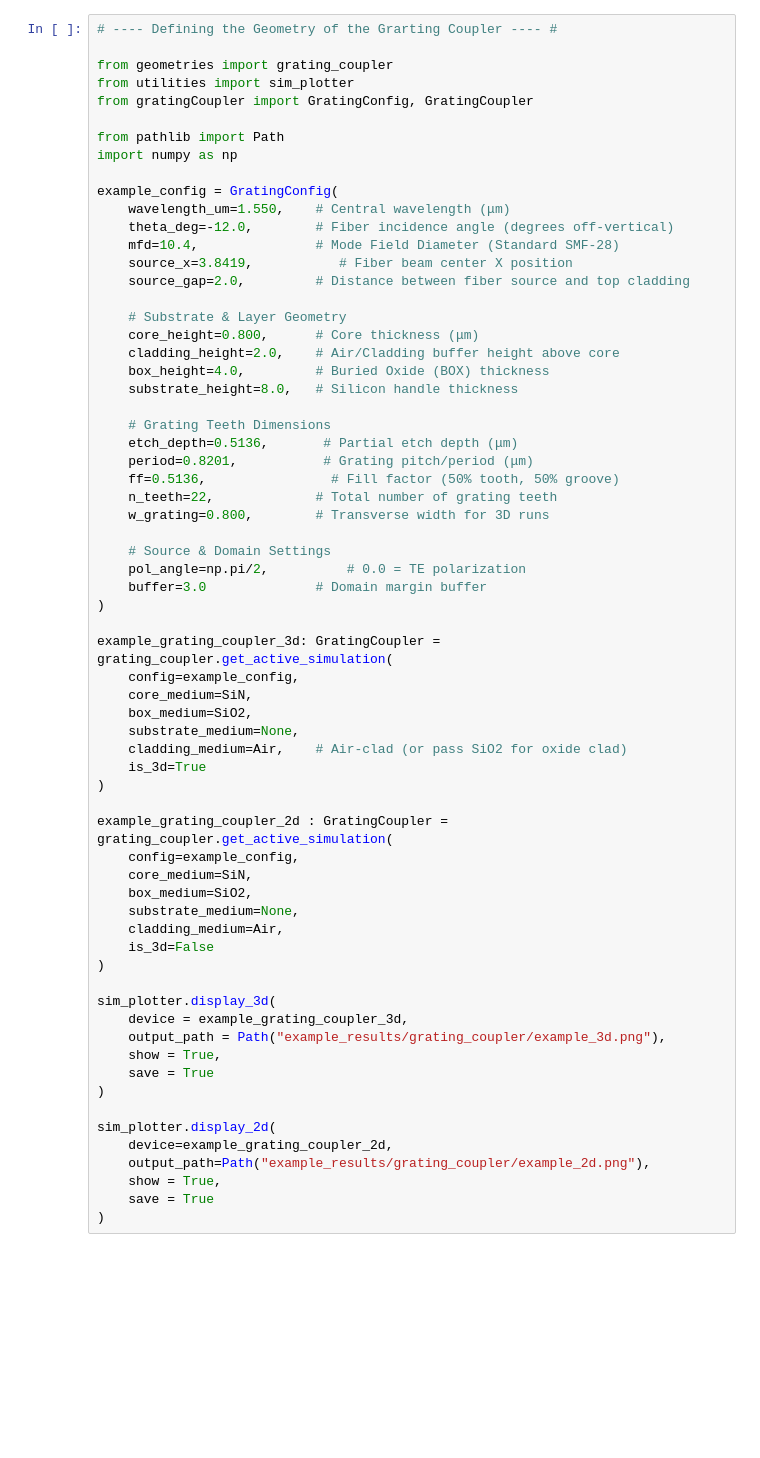
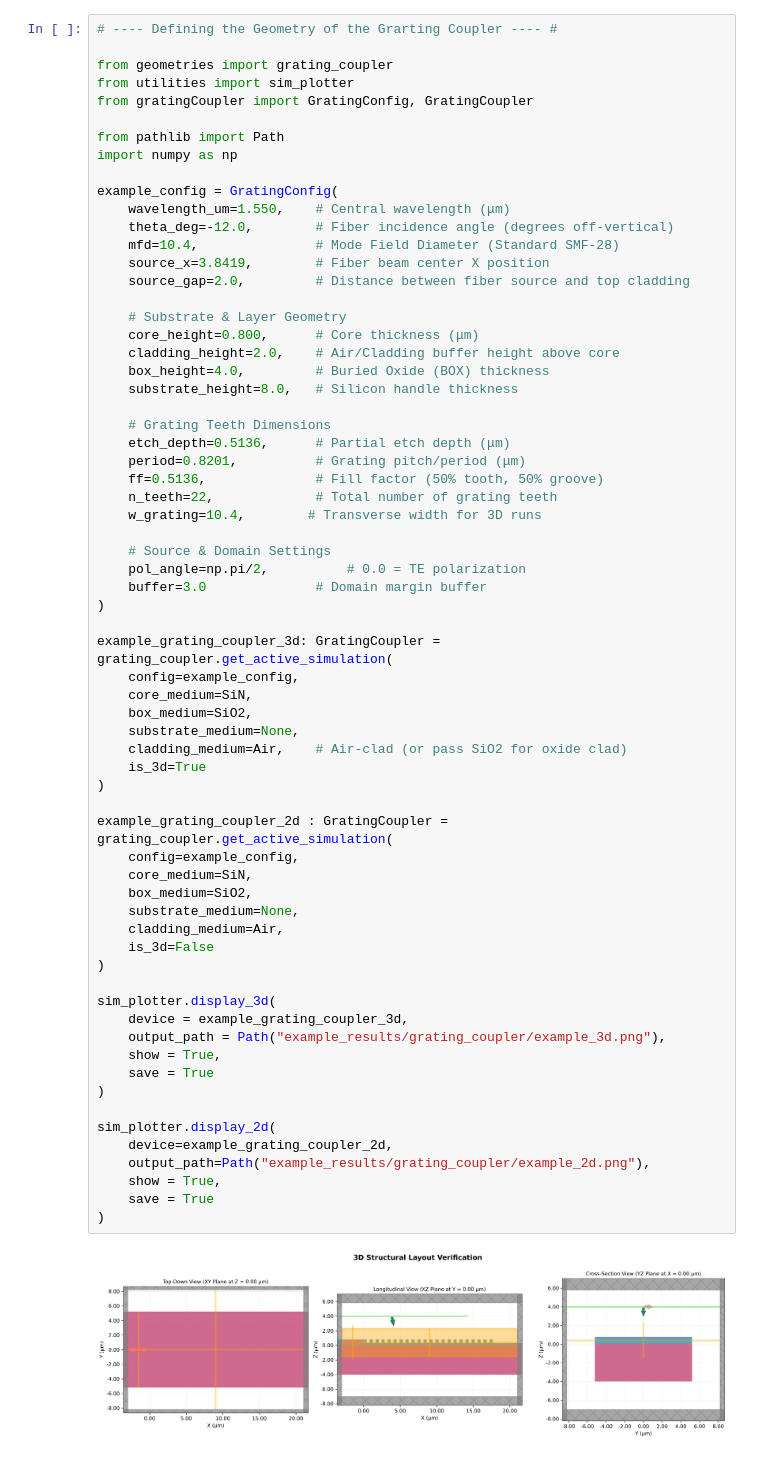
Before and after one commit to loqm/tarang, a Jupyter notebook: grating_coupler_example.ipynb, the cells around one changed output. Saved outputs shown, nothing was run; the diff lists cells and outputs as text; blank space fills up the shorter version.

```diff
--- a/grating_coupler_example.ipynb
+++ b/grating_coupler_example.ipynb
@@ -35,7 +40,7 @@ example_config = GratingConfig(
     wavelength_um=1.550,    # Central wavelength (μm)
     theta_deg=-12.0,        # Fiber incidence angle (degrees off-vertical)
     mfd=10.4,               # Mode Field Diameter (Standard SMF-28)
-    source_x=3.8419,           # Fiber beam center X position
+    source_x=3.8419,        # Fiber beam center X position
     source_gap=2.0,         # Distance between fiber source and top cladding
 
     # Substrate & Layer Geometry
@@ -45,11 +50,11 @@ example_config = GratingConfig(
     substrate_height=8.0,   # Silicon handle thickness
 
     # Grating Teeth Dimensions
-    etch_depth=0.5136,       # Partial etch depth (μm)
-    period=0.8201,           # Grating pitch/period (μm)
-    ff=0.5136,                # Fill factor (50% tooth, 50% groove)
+    etch_depth=0.5136,      # Partial etch depth (μm)
+    period=0.8201,          # Grating pitch/period (μm)
+    ff=0.5136,              # Fill factor (50% tooth, 50% groove)
     n_teeth=22,             # Total number of grating teeth
-    w_grating=0.800,        # Transverse width for 3D runs
+    w_grating=10.4,        # Transverse width for 3D runs
 
     # Source & Domain Settings
     pol_angle=np.pi/2,          # 0.0 = TE polarization
@@ -60,30 +65,32 @@ example_grating_coupler_3d: GratingCoupler = grating_coupler.get_active_simulati
     config=example_config,
     core_medium=SiN,
     box_medium=SiO2,
     substrate_medium=None,
     cladding_medium=Air,    # Air-clad (or pass SiO2 for oxide clad)
     is_3d=True
 )
 
 example_grating_coupler_2d : GratingCoupler = grating_coupler.get_active_simulation(
     config=example_config,
     core_medium=SiN,
     box_medium=SiO2,
     substrate_medium=None,
     cladding_medium=Air,
     is_3d=False
 )
 
 sim_plotter.display_3d(
     device = example_grating_coupler_3d,
     output_path = Path("example_results/grating_coupler/example_3d.png"),
     show = True,
     save = True
 )
 
 sim_plotter.display_2d(
     device=example_grating_coupler_2d,
     output_path=Path("example_results/grating_coupler/example_2d.png"),
     show = True,
     save = True
 )
+# %% [output]
+[figure, added]
```
Also changed, not shown: parts of 4 cells of this notebook.
